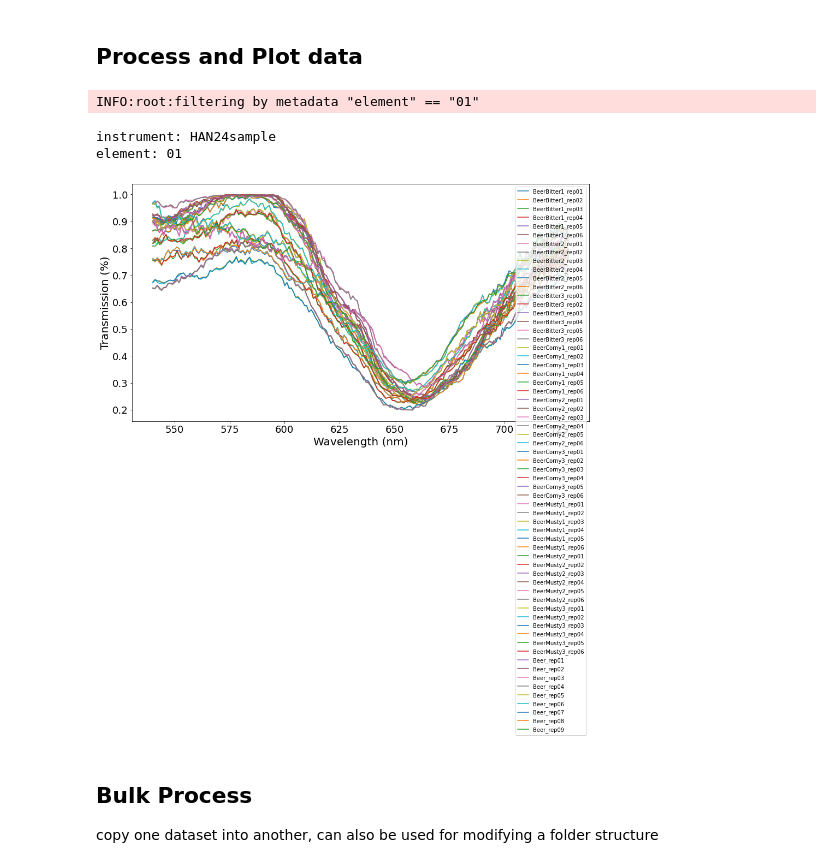
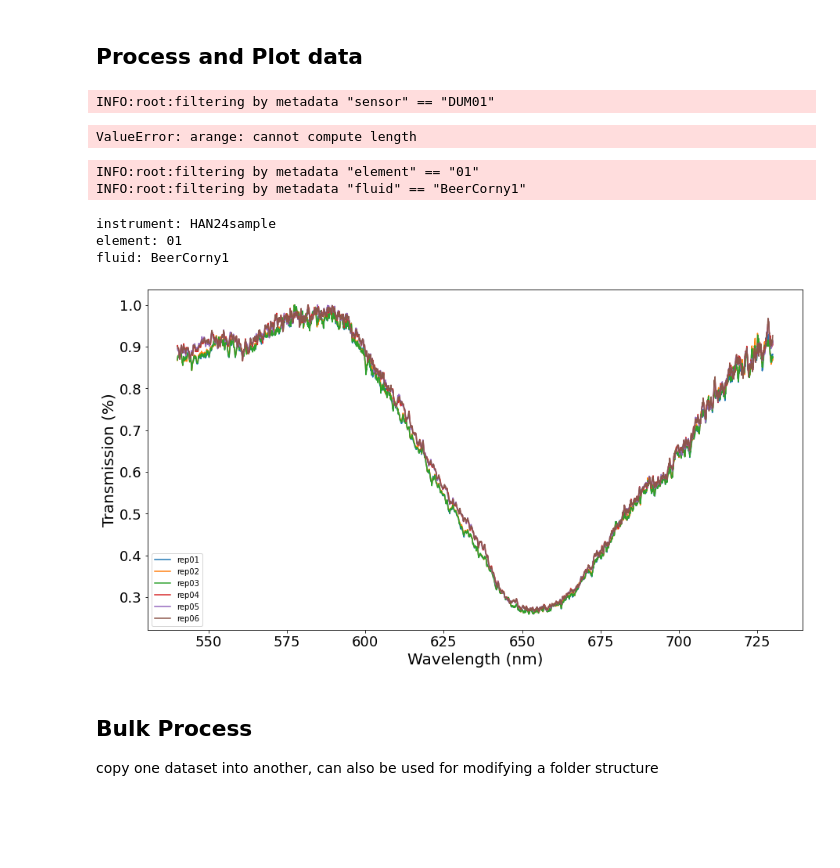
Before and after one commit to calcut/dwt-optical, a Jupyter notebook: csv_import_export.ipynb, the cells around one changed output. Saved outputs shown, nothing was run; the diff lists cells and outputs as text; code cells hidden in the pictures; blank space fills up the shorter version.

```diff
--- a/csv_import_export.ipynb
+++ b/csv_import_export.ipynb
@@ -295,25 +310,57 @@ import lib.csv_helpers as csv
 setup = csv.get_default_setup()
 meta_df = csv.read_metadata(setup)
 
+
 dp = lib.data_process.DataProcessor()
 dp.apply_interpolate = True
 dp.apply_normalise = True
 dp.apply_trim = True
 dp.apply_smooth = True
 
-meta_df = csv.select_from_metadata('element', '01', meta_df)
+meta_df = csv.select_from_metadata('sensor', 'DUM01', meta_df)
+
+# meta_df = csv.select_from_metadata('element', '01', meta_df)
 
 merged_df, title = csv.merge_dataframes(setup, meta_df)
 df = dp.process_dataframe(merged_df)
 print(title)
 df
 
-lib.data_process.plot(df)
+# lib.data_process.plot(df)
 # %% [output]
-INFO:root:filtering by metadata "element" == "01"
+INFO:root:filtering by metadata "sensor" == "DUM01"
-instrument: HAN24sample
-element: 01
+ValueError: arange: cannot compute length
-[figure, removed]
+# %%
+import lib.data_process
+import os
+import pandas as pd
+import lib.csv_helpers as csv
+
+setup = csv.get_default_setup()
+meta_df = csv.read_metadata(setup)
+
+dp = lib.data_process.DataProcessor()
+dp.apply_interpolate = False
+dp.apply_normalise = True
+dp.apply_trim = True
+dp.apply_smooth = False
+
+meta_df = csv.select_from_metadata('element', '01', meta_df)
+meta_df = csv.select_from_metadata('fluid', 'BeerCorny1', meta_df)
+
+merged_df, title = csv.merge_dataframes(setup, meta_df)
+df = dp.process_dataframe(merged_df)
+print(title)
+df
+
+lib.data_process.plot(df)
+# %% [output]
+INFO:root:filtering by metadata "element" == "01"
+INFO:root:filtering by metadata "fluid" == "BeerCorny1"
+instrument: HAN24sample
+element: 01
+fluid: BeerCorny1
+[figure, added]
 # %% [markdown]
 ## Bulk Process
 copy one dataset into another, can also be used for modifying a folder structure
```
Also changed, not shown: parts of 3 cells of this notebook.
